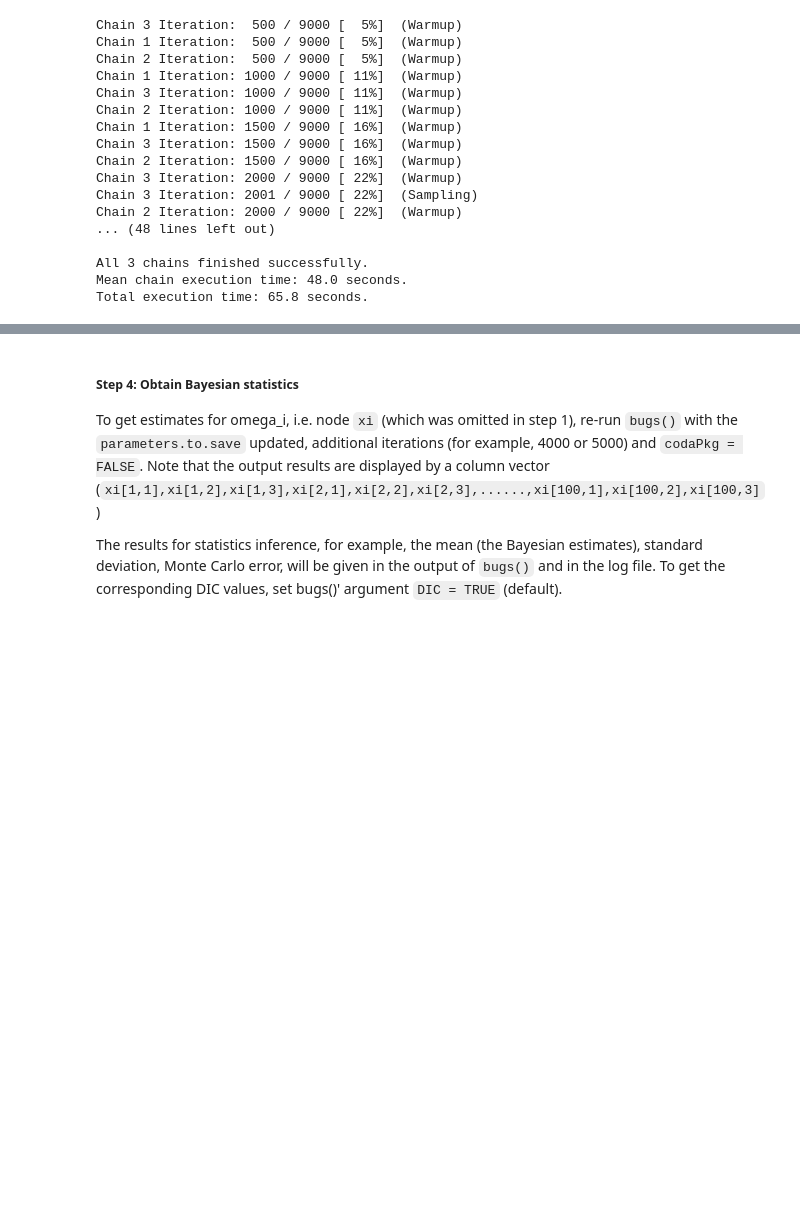
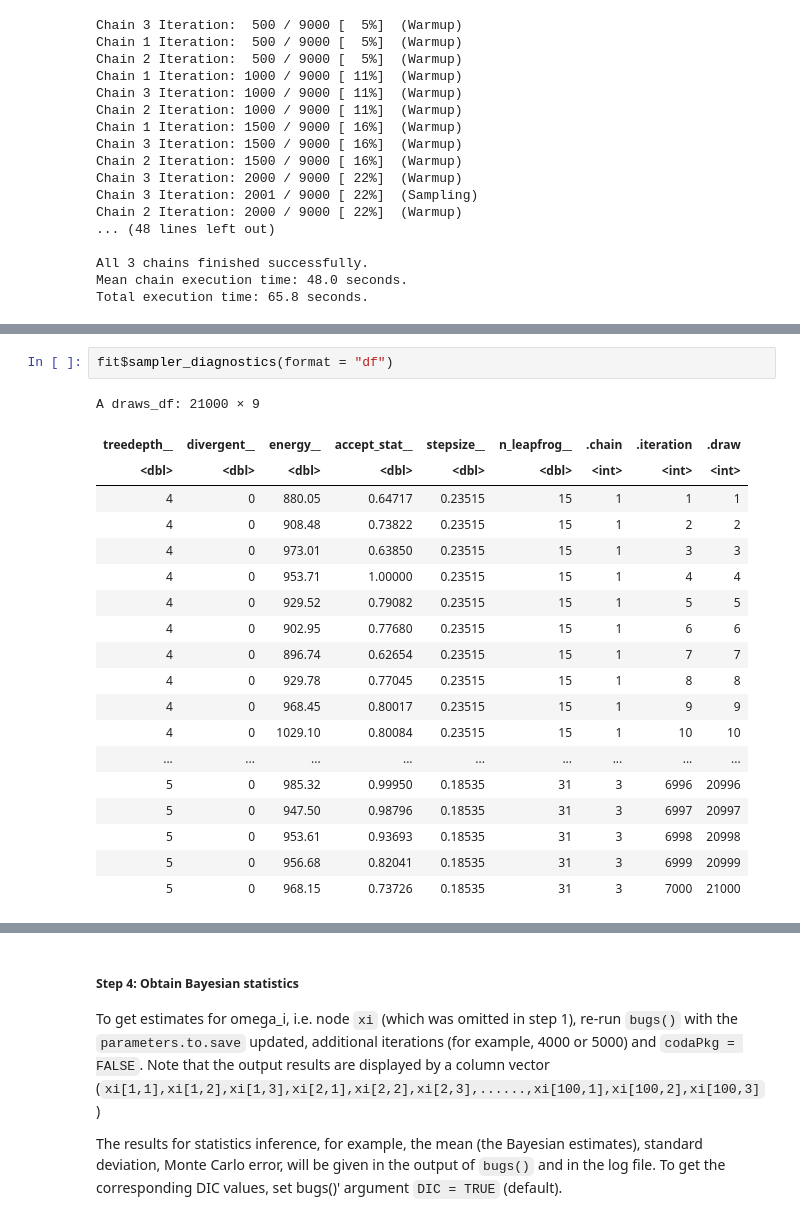
Before and after one commit to pehkawn/Lee2007, a Jupyter notebook: Chapter4/ch4-cmdstanr-codes.ipynb, the cells around one changed output, grey strips where cells are left out. Drawn from its saved outputs; the diff is of its cells as text; blank space fills up the shorter version.

```diff
--- a/Chapter4/ch4-cmdstanr-codes.ipynb
+++ b/Chapter4/ch4-cmdstanr-codes.ipynb
@@ -315,0 +317,22 @@ Chain 2
+# %%
+fit$sampler_diagnostics(format = "df")
+# %% [output]
+A draws_df: 21000 × 9
+| treedepth__ | divergent__ | energy__ | accept_stat__ | stepsize__ | n_leapfrog__ | .chain | .iteration | .draw |
+| <dbl> | <dbl> | <dbl> | <dbl> | <dbl> | <dbl> | <int> | <int> | <int> |
+| 4 | 0 | 880.05 | 0.64717 | 0.23515 | 15 | 1 | 1 | 1 |
+| 4 | 0 | 908.48 | 0.73822 | 0.23515 | 15 | 1 | 2 | 2 |
+| 4 | 0 | 973.01 | 0.63850 | 0.23515 | 15 | 1 | 3 | 3 |
+| 4 | 0 | 953.71 | 1.00000 | 0.23515 | 15 | 1 | 4 | 4 |
+| 4 | 0 | 929.52 | 0.79082 | 0.23515 | 15 | 1 | 5 | 5 |
+| 4 | 0 | 902.95 | 0.77680 | 0.23515 | 15 | 1 | 6 | 6 |
+| 4 | 0 | 896.74 | 0.62654 | 0.23515 | 15 | 1 | 7 | 7 |
+| 4 | 0 | 929.78 | 0.77045 | 0.23515 | 15 | 1 | 8 | 8 |
+| 4 | 0 | 968.45 | 0.80017 | 0.23515 | 15 | 1 | 9 | 9 |
+| 4 | 0 | 1029.10 | 0.80084 | 0.23515 | 15 | 1 | 10 | 10 |
+| ... | ... | ... | ... | ... | ... | ... | ... | ... |
+| 5 | 0 | 985.32 | 0.99950 | 0.18535 | 31 | 3 | 6996 | 20996 |
+| 5 | 0 | 947.50 | 0.98796 | 0.18535 | 31 | 3 | 6997 | 20997 |
+| 5 | 0 | 953.61 | 0.93693 | 0.18535 | 31 | 3 | 6998 | 20998 |
+| 5 | 0 | 956.68 | 0.82041 | 0.18535 | 31 | 3 | 6999 | 20999 |
+| 5 | 0 | 968.15 | 0.73726 | 0.18535 | 31 | 3 | 7000 | 21000 |
```
Also changed, not shown: parts of 13 cells of this notebook.
